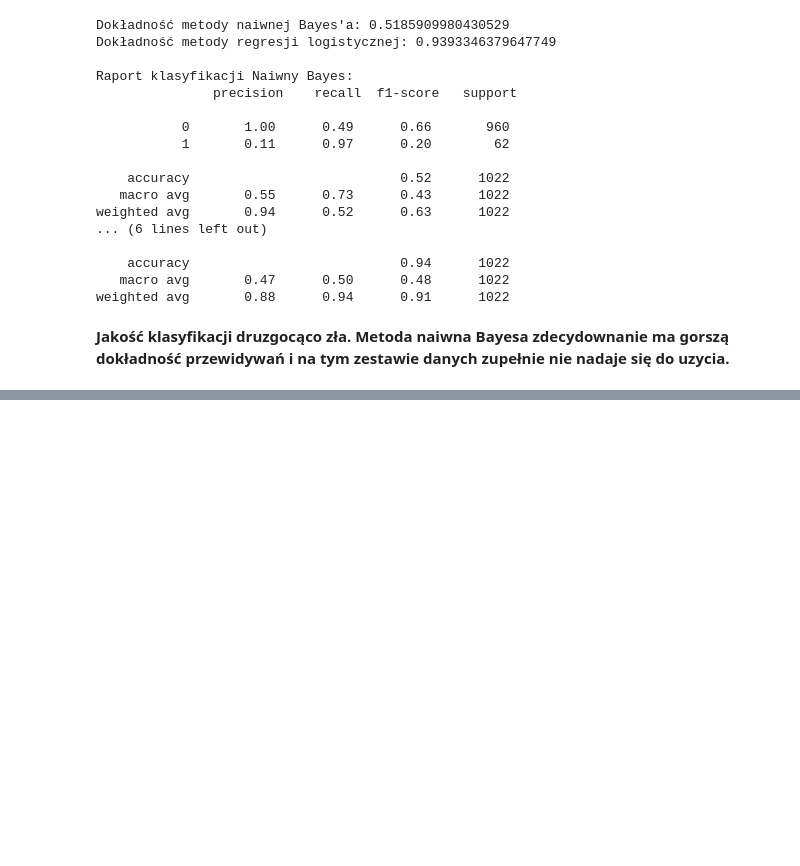
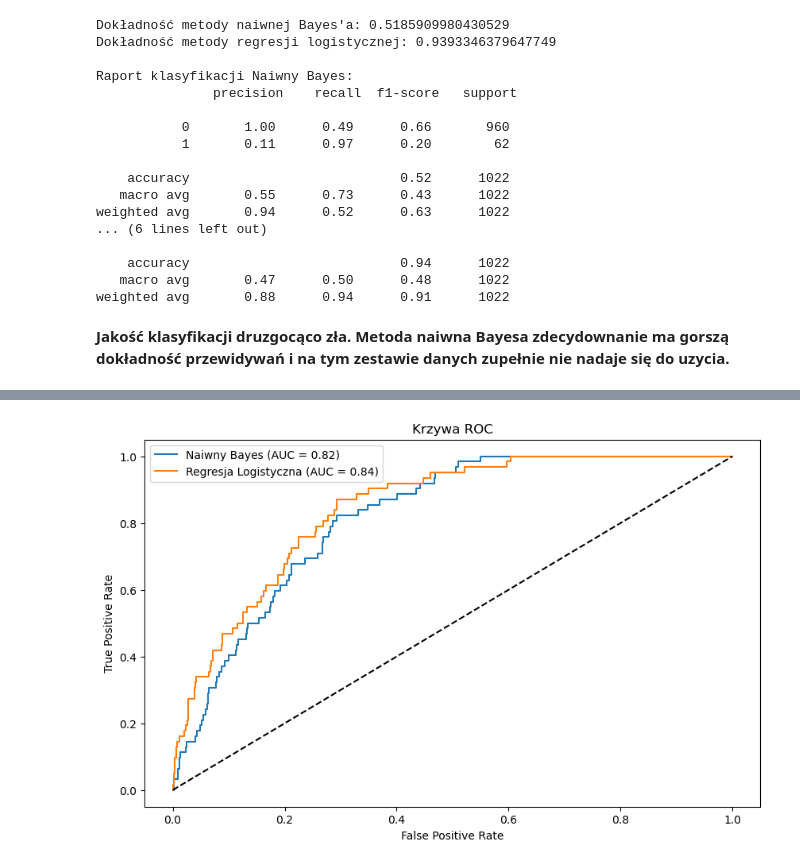
Before and after one commit to BartlomiejSadza/MachineLearning, a Jupyter notebook: zajecia2_cw/regresja.ipynb, the cells around one changed output, grey strips where cells are left out. Cells and saved outputs as stored; diff of their text form; code cells hidden in the pictures; blank space fills up the shorter version.

```diff
--- a/zajecia2_cw/regresja.ipynb
+++ b/zajecia2_cw/regresja.ipynb
@@ -282,0 +289,16 @@ weighted avg       0.88      0.94      0.91      1022
+# %%
+# Obliczanie prawdopodobieństw predykcji dla obu modeli
+y_prob_nb = nb_model.predict_proba(X_test)[:, 1]
+y_prob_lr = lr_model.predict_proba(X_test)[:, 1]
+
+# Analiza wpływu progu odcięcia na wyniki
+thresholds = [0.3, 0.5, 0.7]
+for thresh in thresholds:
+    y_pred_thresh_nb = (y_prob_nb >= thresh).astype(int)
+    y_pred_thresh_lr = (y_prob_lr >= thresh).astype(int)
+
+    print(f"\nPróg odcięcia: {thresh}")
+    print("Naiwny Bayes:")
+    print(classification_report(y_test, y_pred_thresh_nb))
+    print("Regresja Logistyczna:")
+    print(classification_report(y_test, y_pred_thresh_lr))
@@ -282,0 +361,26 @@ weighted avg       0.88      0.94      0.91      1022
+# %%
+import matplotlib.pyplot as plt
+from sklearn.metrics import roc_curve, roc_auc_score
+
+
+# Generowanie krzywych ROC
+fpr_nb, tpr_nb, thresholds_nb = roc_curve(y_test, y_prob_nb)
+fpr_lr, tpr_lr, thresholds_lr = roc_curve(y_test, y_prob_lr)
+
+# Obliczanie wartości AUC
+auc_nb = roc_auc_score(y_test, y_prob_nb)
+auc_lr = roc_auc_score(y_test, y_prob_lr)
+
+# Wykres krzywych ROC
+plt.figure(figsize=(10, 6))
+plt.plot(fpr_nb, tpr_nb, label=f'Naiwny Bayes (AUC = {auc_nb:.2f})')
+plt.plot(fpr_lr, tpr_lr, label=f'Regresja Logistyczna (AUC = {auc_lr:.2f})')
+plt.plot([0, 1], [0, 1], 'k--')
+plt.xlabel('False Positive Rate')
+plt.ylabel('True Positive Rate')
+plt.title('Krzywa ROC')
+plt.legend()
+plt.show()
+plt.close()
+# %% [output]
+[figure, added]
```
Also changed, not shown: parts of 3 cells of this notebook.
